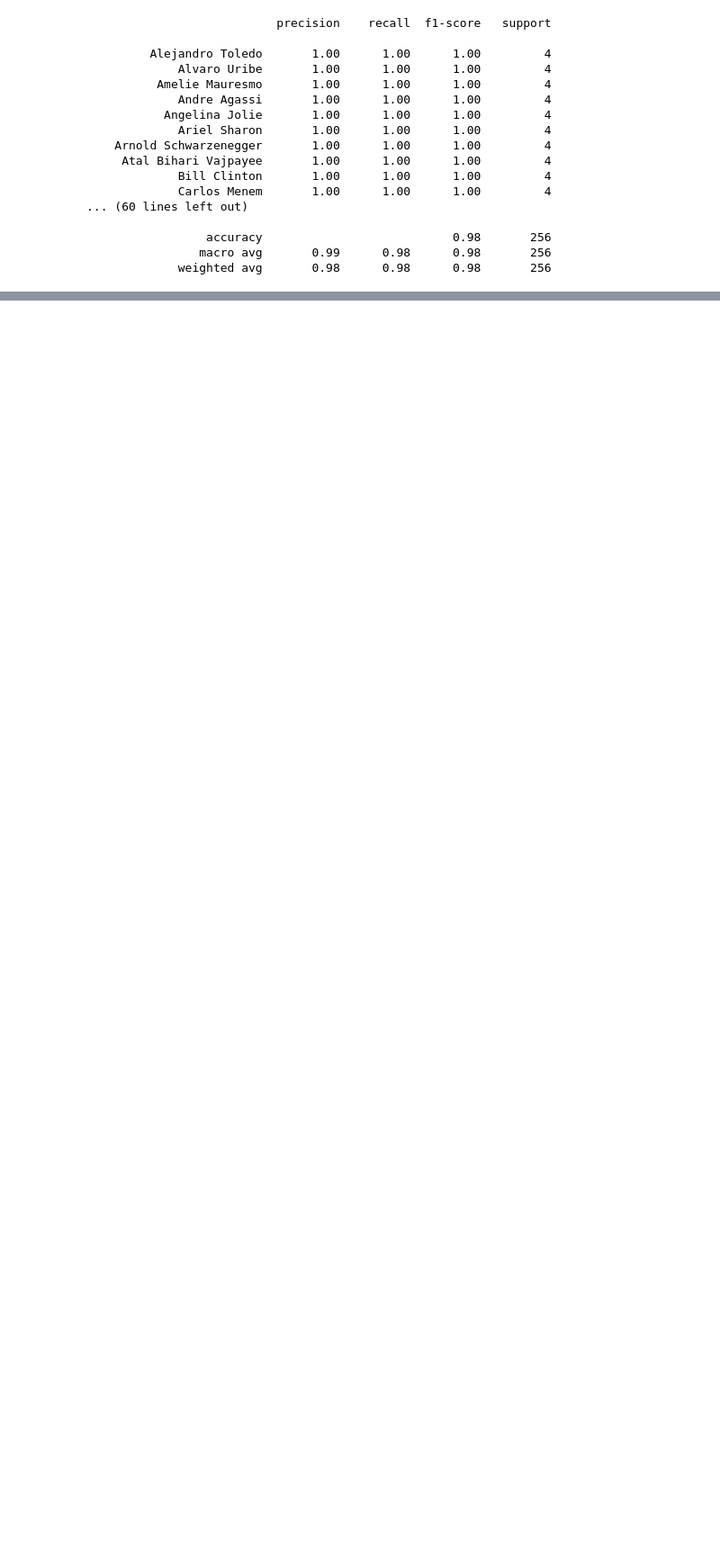
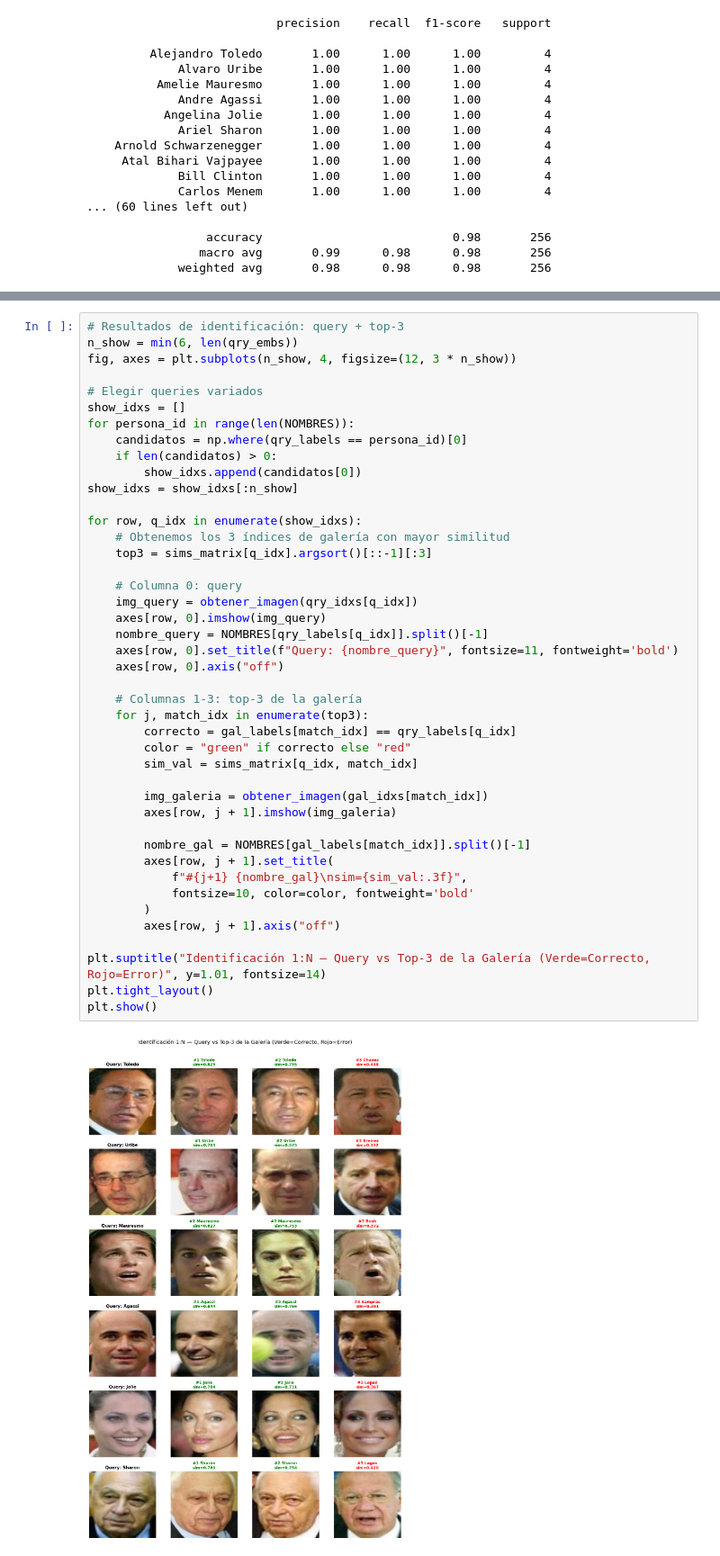
Before and after one commit to EzequielMatiasArevalo/tuia-face-recognition-app, a Jupyter notebook: train.ipynb, the cells around one changed output, grey strips where cells are left out. Shown at 90% size. Cells and saved outputs as stored; diff of their text form; blank space fills up the shorter version.

```diff
--- a/train.ipynb
+++ b/train.ipynb
@@ -1040 +1301,46 @@ print(classification_report(y_val_ft, y_pred_ft_directo, labels=etiquetas_presen
+# %%
+# Resultados de identificación: query + top-3
+n_show = min(6, len(qry_embs))
+fig, axes = plt.subplots(n_show, 4, figsize=(12, 3 * n_show))
+
+# Elegir queries variados
+show_idxs = []
+for persona_id in range(len(NOMBRES)):
+    candidatos = np.where(qry_labels == persona_id)[0]
+    if len(candidatos) > 0:
+        show_idxs.append(candidatos[0])
+show_idxs = show_idxs[:n_show]
+
+for row, q_idx in enumerate(show_idxs):
+    # Obtenemos los 3 índices de galería con mayor similitud
+    top3 = sims_matrix[q_idx].argsort()[::-1][:3]
+
+    # Columna 0: query
+    img_query = obtener_imagen(qry_idxs[q_idx])
+    axes[row, 0].imshow(img_query)
+    nombre_query = NOMBRES[qry_labels[q_idx]].split()[-1]
+    axes[row, 0].set_title(f"Query: {nombre_query}", fontsize=11, fontweight='bold')
+    axes[row, 0].axis("off")
+
+    # Columnas 1-3: top-3 de la galería
+    for j, match_idx in enumerate(top3):
+        correcto = gal_labels[match_idx] == qry_labels[q_idx]
+        color = "green" if correcto else "red"
+        sim_val = sims_matrix[q_idx, match_idx]
+
+        img_galeria = obtener_imagen(gal_idxs[match_idx])
+        axes[row, j + 1].imshow(img_galeria)
+
+        nombre_gal = NOMBRES[gal_labels[match_idx]].split()[-1]
+        axes[row, j + 1].set_title(
+            f"#{j+1} {nombre_gal}\nsim={sim_val:.3f}",
+            fontsize=10, color=color, fontweight='bold'
+        )
+        axes[row, j + 1].axis("off")
+
+plt.suptitle("Identificación 1:N — Query vs Top-3 de la Galería (Verde=Correcto, Rojo=Error)", y=1.01, fontsize=14)
+plt.tight_layout()
+plt.show()
+# %% [output]
+[figure, added]
 # %% [markdown]
```
Also changed, not shown: parts of 11 cells of this notebook.
